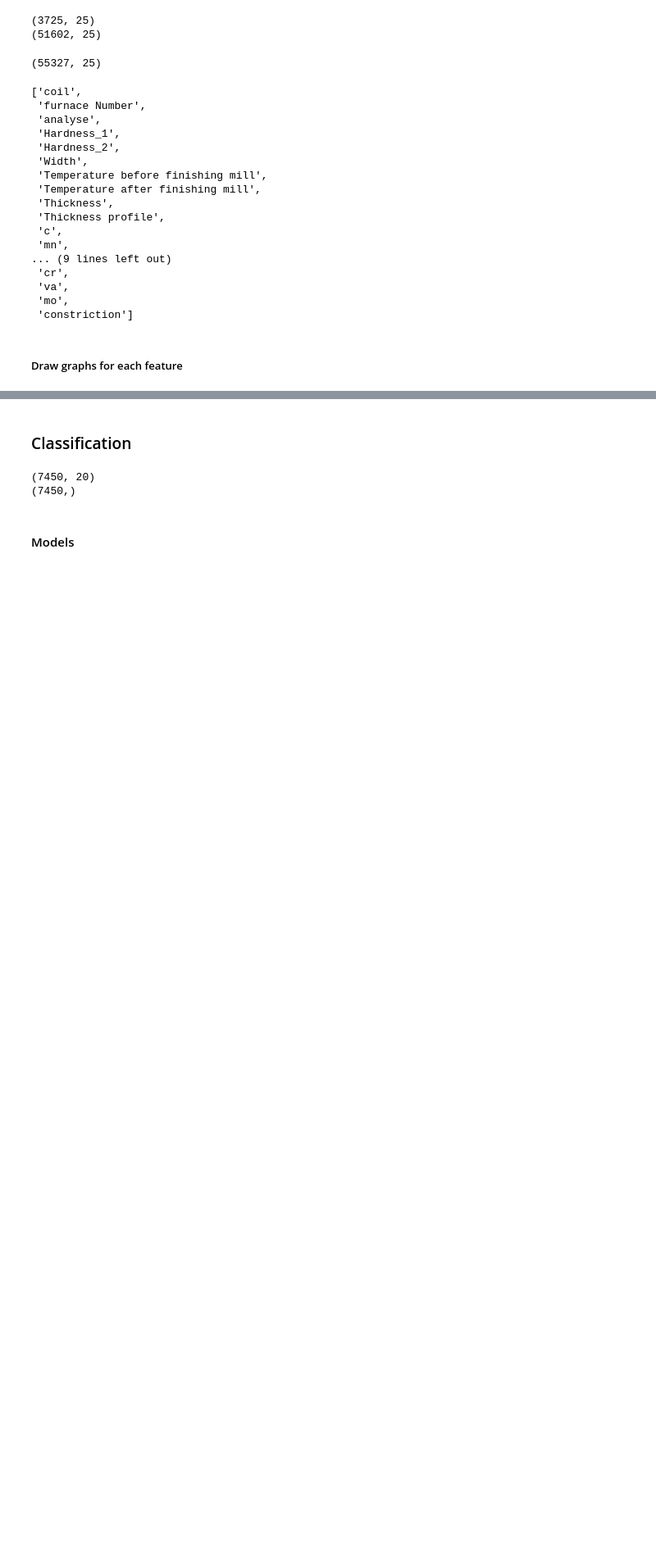
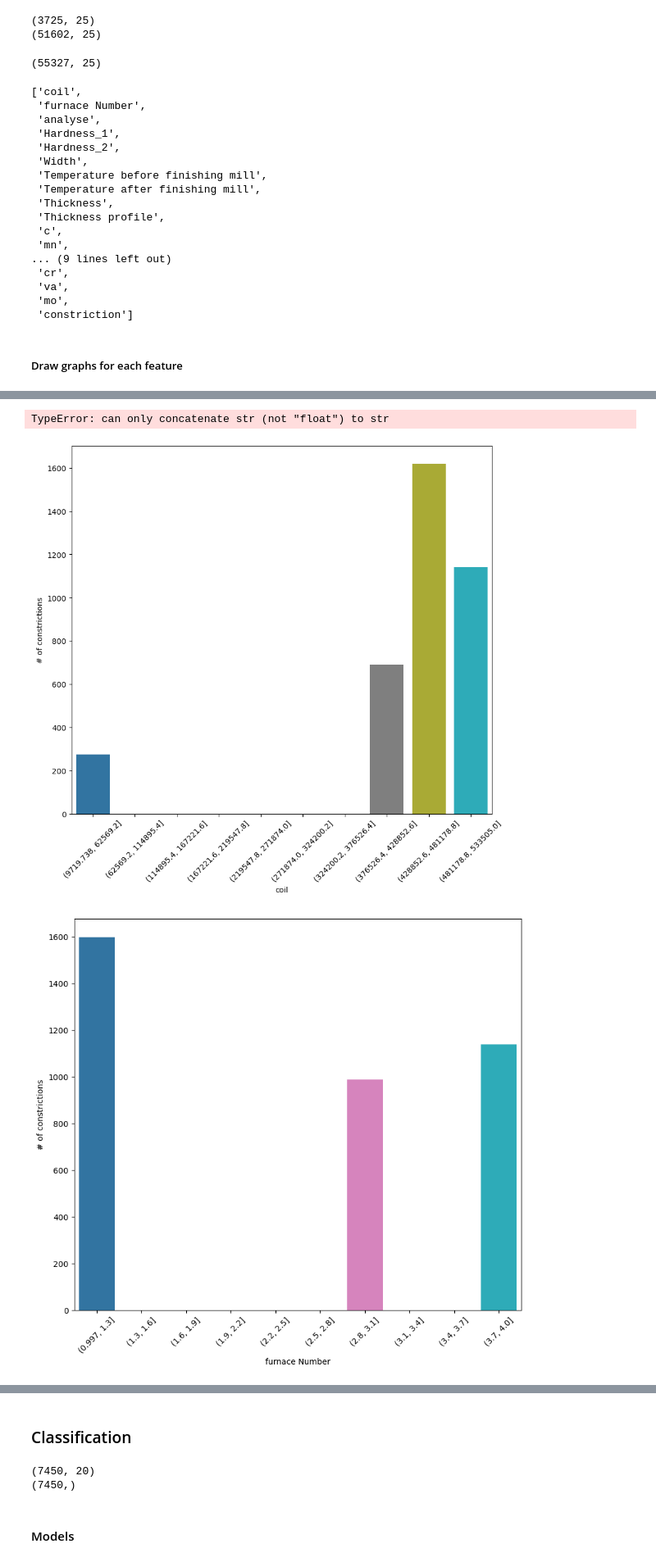
Before and after one commit to HavvaEb/ArcelorMittal_project, a Jupyter notebook: Classification.ipynb, the cells around one changed output, grey strips where cells are left out. Shown: that part at 82% size. Saved outputs shown, nothing was run; the diff lists cells and outputs as text; code cells hidden in the pictures; blank space fills up the shorter version.

```diff
--- a/Classification.ipynb
+++ b/Classification.ipynb
@@ -88,13 +77,3 @@ columns
  'constriction']
 # %% [markdown]
 ##### Draw graphs for each feature
-# %%
-for col in columns:
-    plt.figure(figsize=(10,9),dpi=100)
-    plt.title(CoilData[col].name)
-    plt.ylabel("constriction")
-    plt.xlabel(CoilData[col].name)
-    plt.scatter(CoilData[col],CoilData.constriction)
-    #plt.close()
-
-plt.show()
@@ -115,3 +100,26 @@ plt.show()
+# %%
+for col in columns:
+    try:
+        plotDf = CoilData[[col,'constriction']]
+        plotDf = plotDf.sort_values(by=[col])
+
+        plotDf[col] = pd.cut(plotDf[col],bins=10)
+        plotDf = plotDf.groupby(col).constriction.sum()
+        plotDf = pd.DataFrame(plotDf)
+        plotDf = plotDf.reset_index()
+
+        plotDf[col] = plotDf[col].astype(str)
+        plt.figure(figsize=(10,9),dpi=100)
+        plt.xticks(rotation=45)
+
+        sns.barplot(data=plotDf,x=col,y="constriction")
+        plt.ylabel("# of constrictions")
+    except:
+        continue
+# %% [output]
+TypeError: can only concatenate str (not "float") to str
+[figure, added]
+[figure, added]
 # %%
 columns
 # %% [output]
```
Also changed, not shown: parts of 7 cells of this notebook.
